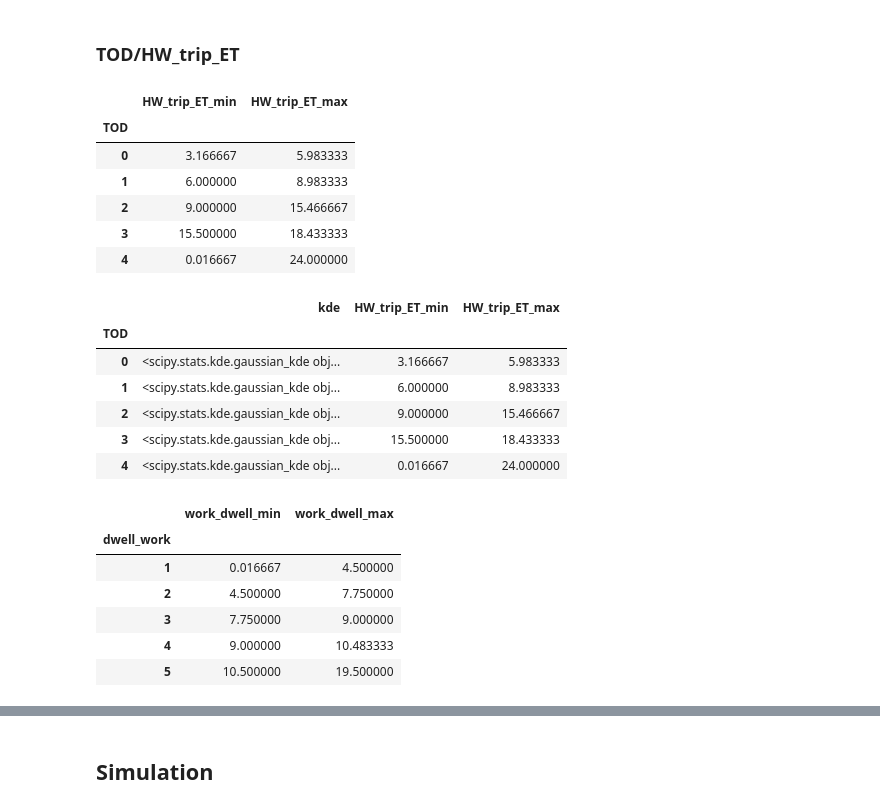
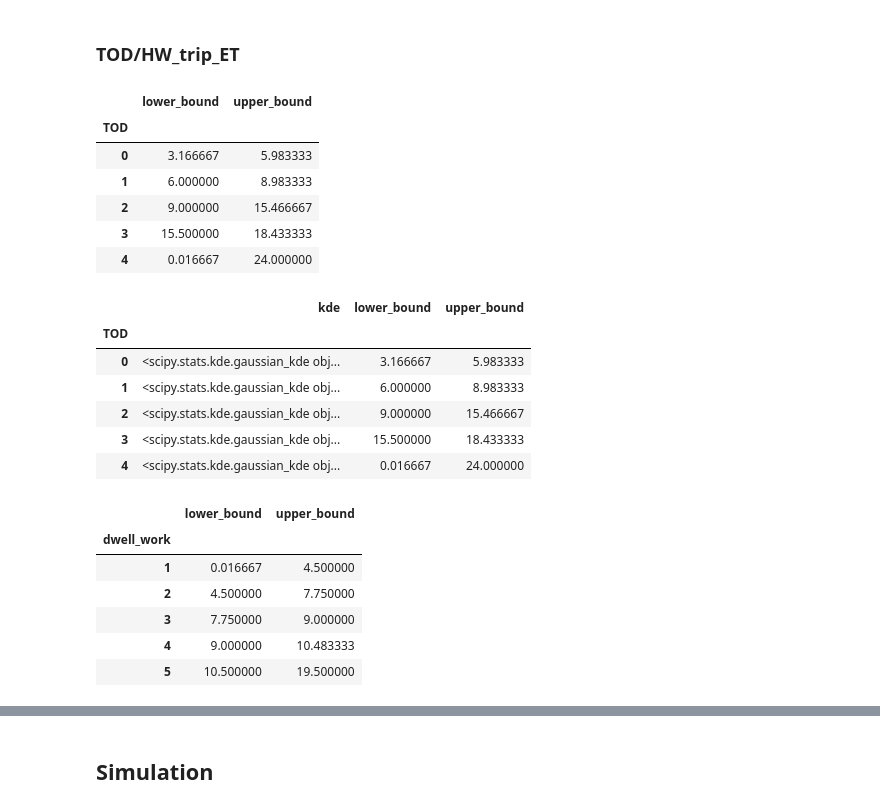
Before and after one commit to ual/activitysynth, a Jupyter notebook: activitysynth/notebooks/fitting_TOD_distributions.ipynb, the cells around one changed output, grey strips where cells are left out. Saved outputs shown, nothing was run; the diff lists cells and outputs as text; code cells hidden in the pictures.

```diff
--- a/activitysynth/notebooks/fitting_TOD_distributions.ipynb
+++ b/activitysynth/notebooks/fitting_TOD_distributions.ipynb
@@ -45,15 +45,16 @@ def xy_guassian_kde(group, x, y):
 # %%
 # bounds can be manually specified instead
 TOD_bounds = (trips.loc[:, ["TOD", "HW_trip_ET"]]
   .groupby("TOD")
   .agg(['min', 'max'])
   #.reset_index(inplace=True)
 )
-TOD_bounds.columns = TOD_bounds.columns.map('_'.join).str.strip(" _")
+#TOD_bounds.columns = TOD_bounds.columns.map('_'.join).str.strip(" _")
 #TOD_bounds = TOD_bounds.rename(columns={"TOD_": "TOD"})
+TOD_bounds.columns = ['lower_bound', 'upper_bound']
 TOD_bounds
 # %% [output]
-|  | HW_trip_ET_min | HW_trip_ET_max |
+|  | lower_bound | upper_bound |
 | TOD |  |  |
 | 0 | 3.166667 | 5.983333 |
 | 1 | 6.000000 | 8.983333 |
@@ -74,7 +75,7 @@ ET_kde = ET_kde.join(TOD_bounds, on=["TOD"], lsuffix="_x")
 ET_kde
 # Save ST_kde DataFrame for use in simulation
 # %% [output]
-|  | kde | HW_trip_ET_min | HW_trip_ET_max |
+|  | kde | lower_bound | upper_bound |
 | TOD |  |  |  |
 | 0 | <scipy.stats.kde.gaussian_kde obj... | 3.166667 | 5.983333 |
 | 1 | <scipy.stats.kde.gaussian_kde obj... | 6.000000 | 8.983333 |
@@ -90,11 +91,12 @@ WD_bounds = (trips.loc[:, ["dwell_work", "work_dwell"]]
   .agg(['min', 'max'])
   #.reset_index(inplace=True)
 )
-WD_bounds.columns = WD_bounds.columns.map('_'.join).str.strip(" _")
+#WD_bounds.columns = WD_bounds.columns.map('_'.join).str.strip(" _")
 #WD_bounds = WD_bounds.rename(columns={"TOD_": "TOD"})
+WD_bounds.columns = ['lower_bound', 'upper_bound']
 WD_bounds
 # %% [output]
-|  | work_dwell_min | work_dwell_max |
+|  | lower_bound | upper_bound |
 | dwell_work |  |  |
 | 1 | 0.016667 | 4.500000 |
 | 2 | 4.500000 | 7.750000 |
```
Also changed, not shown: parts of 16 cells of this notebook.
